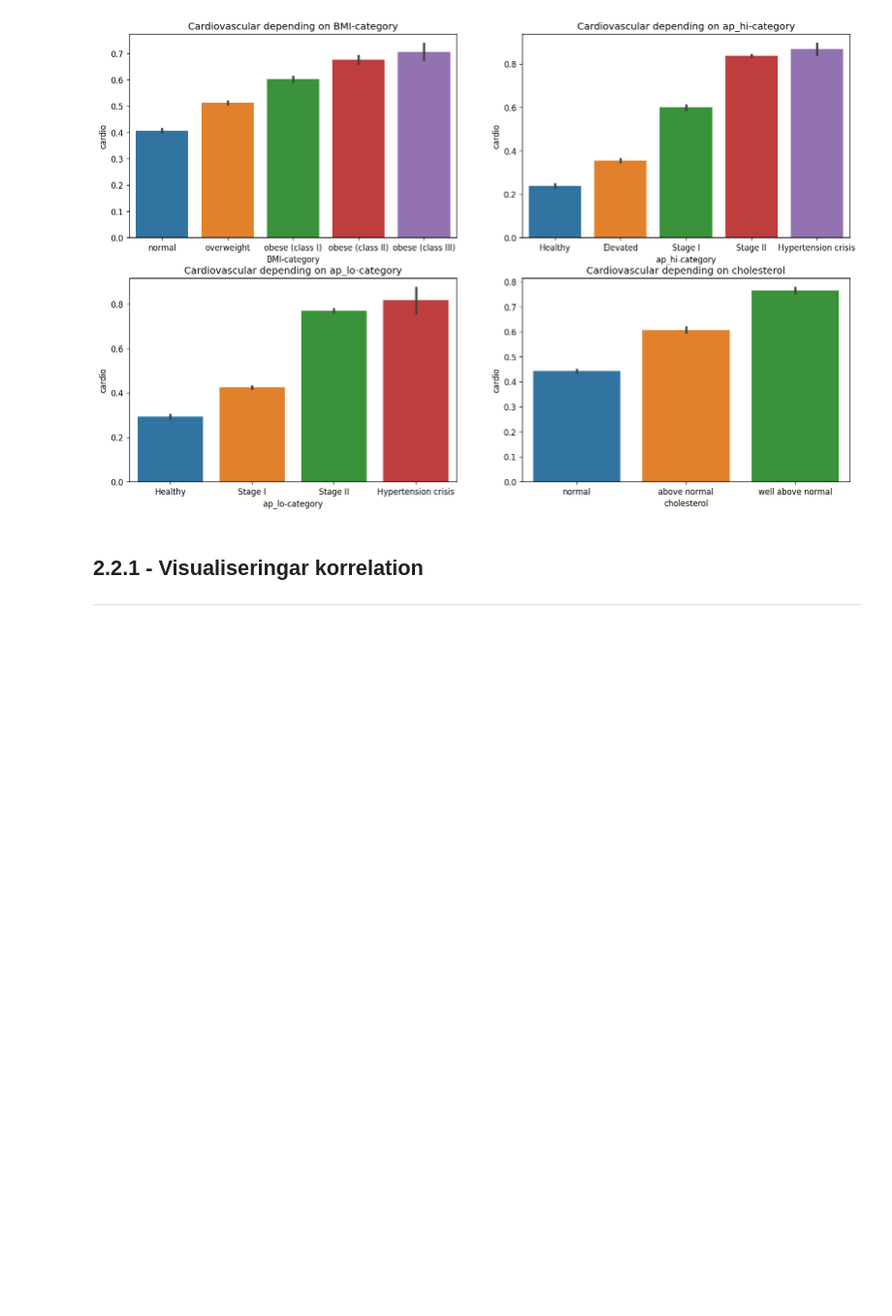
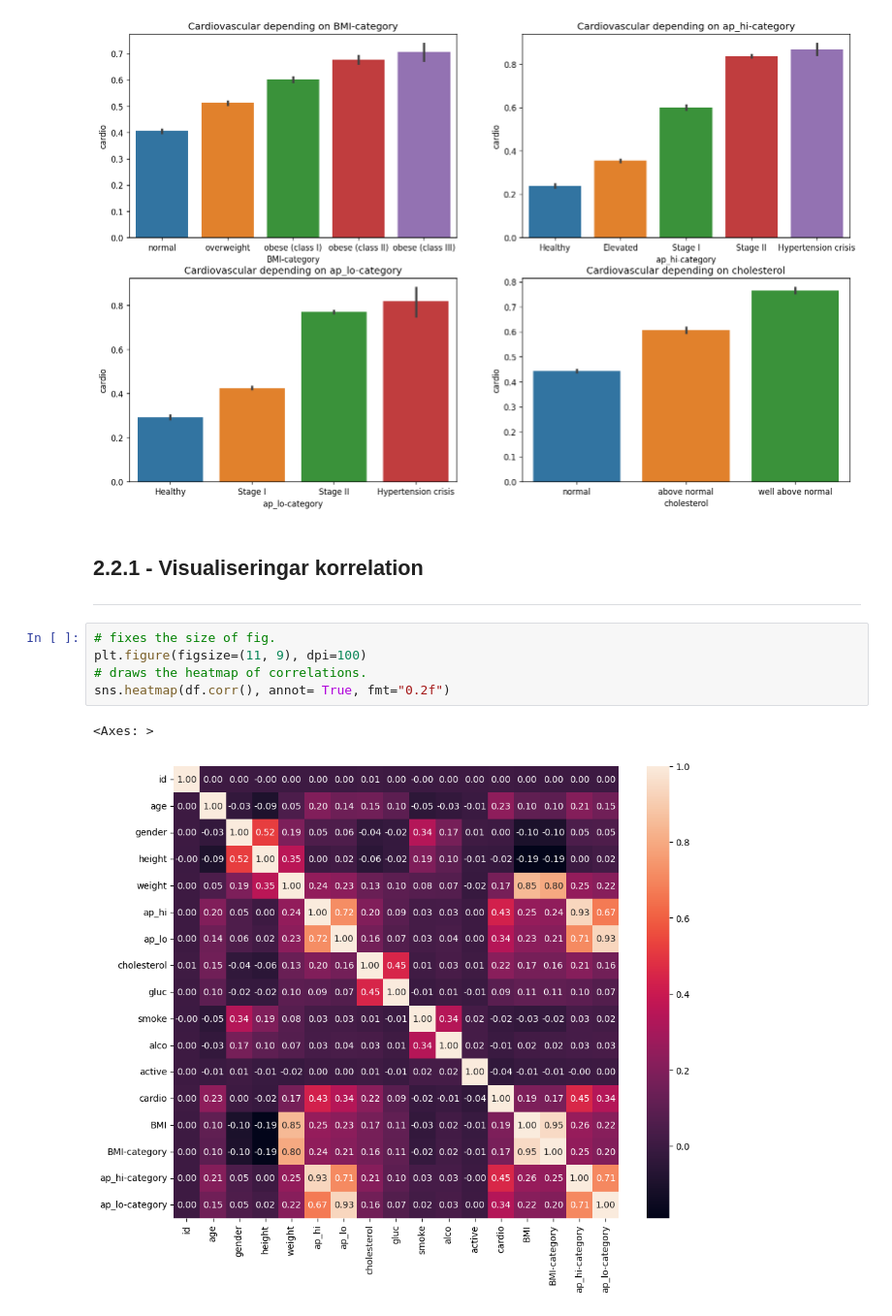
Before and after one commit to Canesp/Machine-learning-Philip-de-Canesie, a Jupyter notebook: Lab/disease_prediction.ipynb, the cells around one changed output. Shown at 97% size. Saved outputs shown, nothing was run; the diff lists cells and outputs as text; blank space fills up the shorter version.

Commit message:
i did 2.2.1 of lab and added a heatmap with text

```diff
--- a/Lab/disease_prediction.ipynb
+++ b/Lab/disease_prediction.ipynb
@@ -392,3 +392,11 @@ for i, ax in zip(plot_info.keys(), axes.flatten()):
 ## 2.2.1 - Visualiseringar korrelation
 
 ---
+# %%
+# fixes the size of fig.
+plt.figure(figsize=(11, 9), dpi=100)
+# draws the heatmap of correlations.
+sns.heatmap(df.corr(), annot= True, fmt="0.2f")
+# %% [output]
+<Axes: >
+[figure, added]
```
Also changed, not shown: parts of 3 cells of this notebook.
